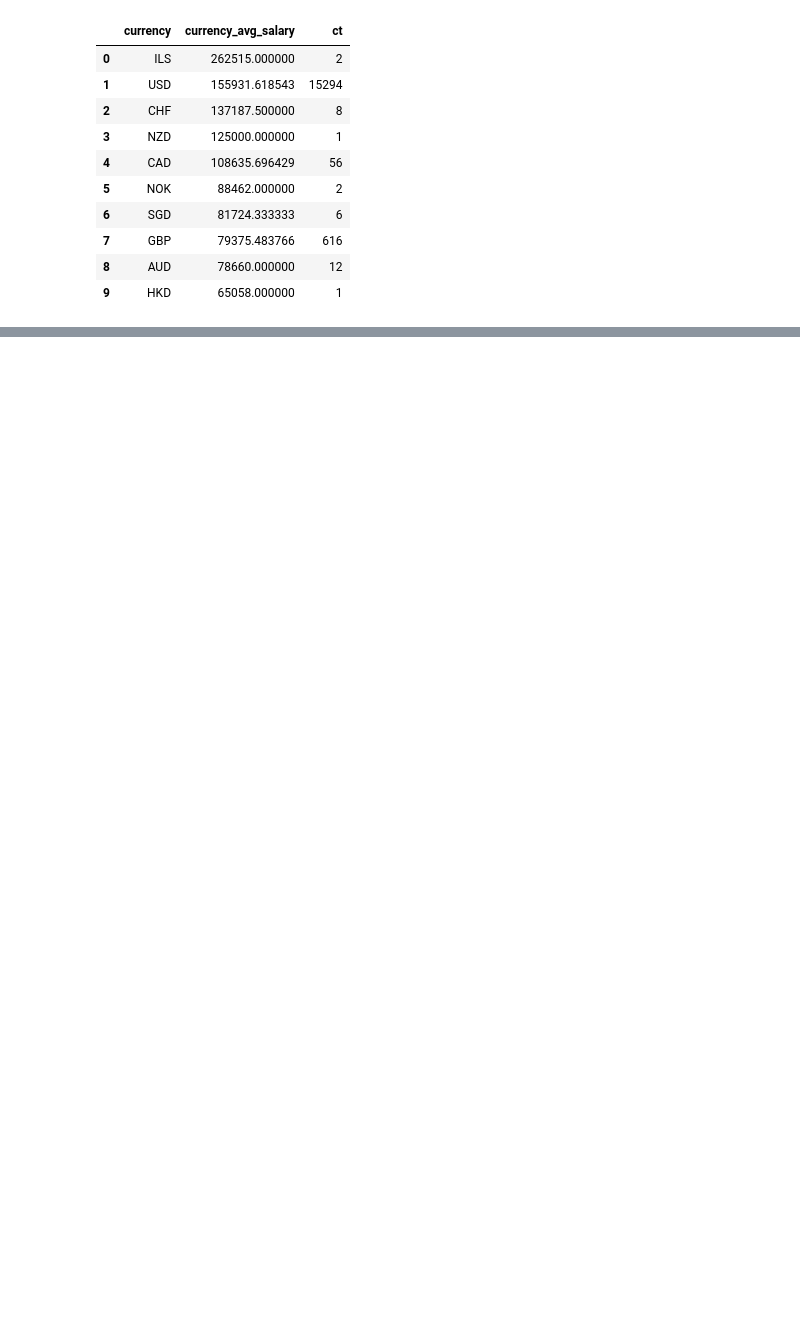
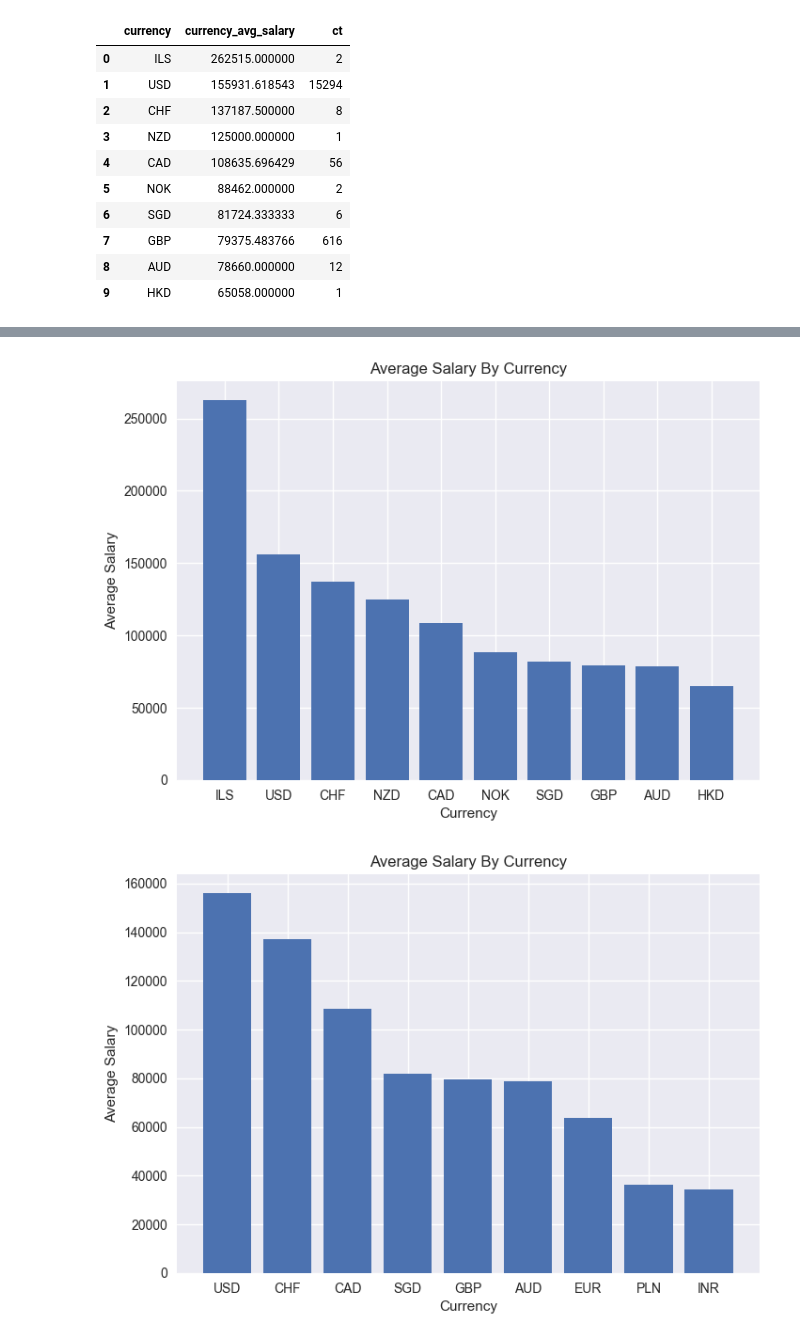
Before and after one commit to AdamYeisley/Group6, a Jupyter notebook: data_analysis.ipynb, the cells around one changed output, grey strips where cells are left out. Saved outputs shown, nothing was run; the diff lists cells and outputs as text; code cells hidden in the pictures; blank space fills up the shorter version.

```diff
--- a/data_analysis.ipynb
+++ b/data_analysis.ipynb
@@ -194,0 +197,27 @@ payByCurrency.head(10)
+# %%
+plt.bar(payByCurrency['currency'], payByCurrency['currency_avg_salary'])
+plt.title('Average Salary By Currency')
+plt.xlabel('Currency')
+plt.ylabel('Average Salary')
+plt.show()
+plt.bar(payByCurrencyRevised['currency'], payByCurrencyRevised['currency_avg_salary'])
+plt.title('Average Salary By Currency')
+plt.xlabel('Currency')
+plt.ylabel('Average Salary')
+plt.show()
+
+plt.scatter(payByCurrency['currency'], payByCurrency['currency_avg_salary'], payByCurrency['ct'])
+plt.title('Average Salary By Curency')
+plt.xlabel('Currency')
+plt.ylabel('Average Salary')
+plt.ylim(0, None)
+plt.show()
+plt.scatter(payByCurrencyRevised['currency'], payByCurrencyRevised['currency_avg_salary'], payByCurrencyRevised['ct'])
+plt.title('Average Salary By Currency')
+plt.xlabel('Currency')
+plt.ylabel('Average Salary')
+plt.ylim(0, None)
+plt.show()
+# %% [output]
+[figure, added]
+[figure, added]
```
Also changed, not shown: parts of 10 cells of this notebook.
